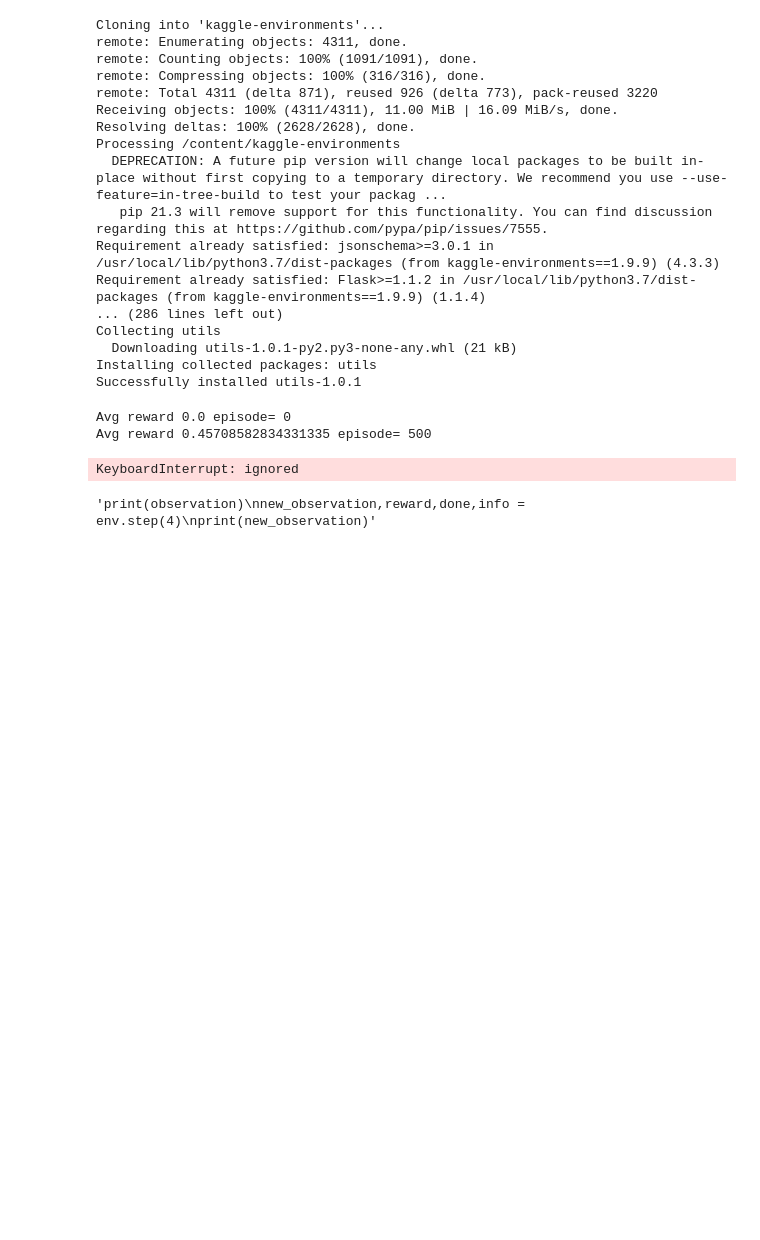
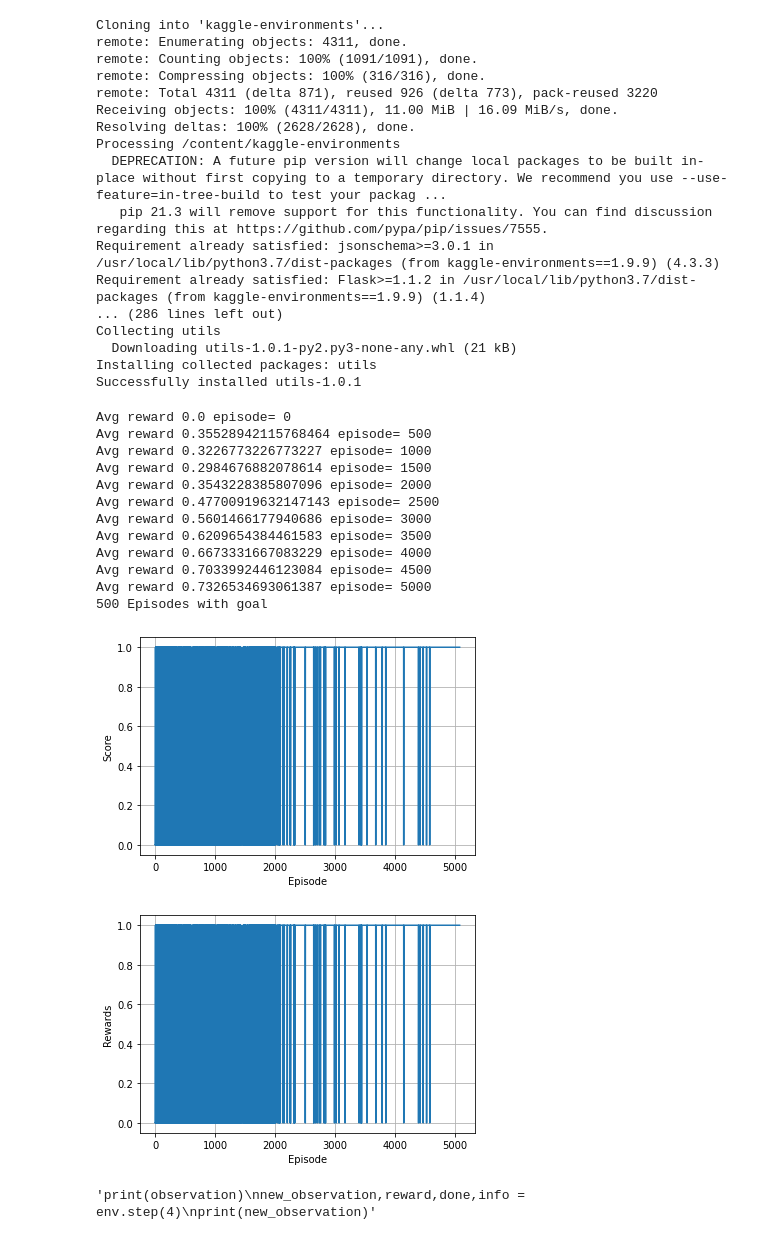
Before and after one commit to Georgemouts/Google-Research-Football-RL-DQN, a Jupyter notebook: academy/UOI-Final.ipynb, the cells around one changed output. Drawn from its saved outputs; the diff is of its cells as text; code cells hidden in the pictures; blank space fills up the shorter version.

```diff
--- a/academy/UOI-Final.ipynb
+++ b/academy/UOI-Final.ipynb
@@ -291,8 +291,11 @@ cus_rew =Custom_Rewards()
 
 scores,ep_history =[],[]
 
+
 terminal =0
-num_of_eps = 2000
+episode =0
+
+num_of_eps = 20000
 eps_rew=0
 rew_list =[]
 score_list = []
@@ -353,40 +356,51 @@ for i in range(num_of_eps) :
 #---- BE CAREFUL OF THE WHILE !!! HERE IS EPIDOSE ENDING
   #print(i)
 
   val = info.values()
   list_val=list(val)
   score_list.append(list_val)
 
   #terminate if 500 episodes are correct
   if(eps_rew == 1 ):
     terminal= terminal +1
     if(terminal == 500):
       print("500 Episodes with goal")
       break
-    elif(eps_rew != 1):
-       terminal =0
-
+  else:
+      terminal =0
+  episode = episode +1
 
 
   rew_list.append(eps_rew)
   if (i % 500)== 0 :
       print("Avg reward", np.mean(rew_list),"episode=",i)
       #print(score_list)
 
 
 
   #EPISODE PRINTS
   #all_prints.printstats(i,rew_list,eps_rew,agent.epsilon)
 
   eps_rew=0
 
-all_prints.score_graph(score_list,num_of_eps)
+all_prints.score_graph(score_list,i+1)#i = num_of_eps
 print("\n \n")
-all_prints.rew_graph(rew_list,num_of_eps)
+all_prints.rew_graph(rew_list,i)
 # %% [output]
 Avg reward 0.0 episode= 0
-Avg reward 0.45708582834331335 episode= 500
+Avg reward 0.35528942115768464 episode= 500
+Avg reward 0.3226773226773227 episode= 1000
+Avg reward 0.2984676882078614 episode= 1500
+Avg reward 0.3543228385807096 episode= 2000
+Avg reward 0.47700919632147143 episode= 2500
+Avg reward 0.5601466177940686 episode= 3000
+Avg reward 0.6209654384461583 episode= 3500
+Avg reward 0.6673331667083229 episode= 4000
+Avg reward 0.7033992446123084 episode= 4500
+Avg reward 0.7326534693061387 episode= 5000
+500 Episodes with goal
-KeyboardInterrupt: ignored
+[figure, added]
+[figure, added]
 # %%
 
 """print(observation)
```
